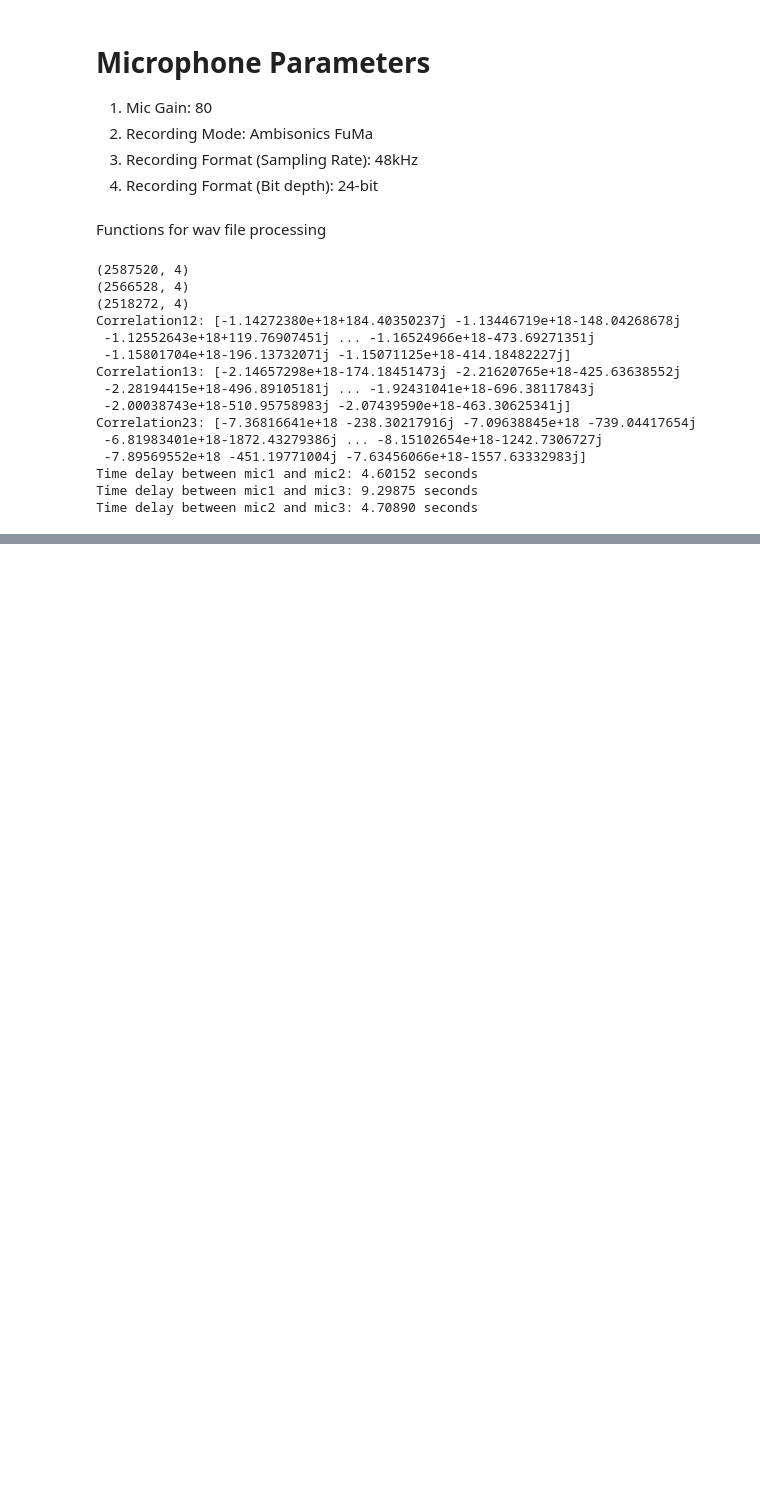
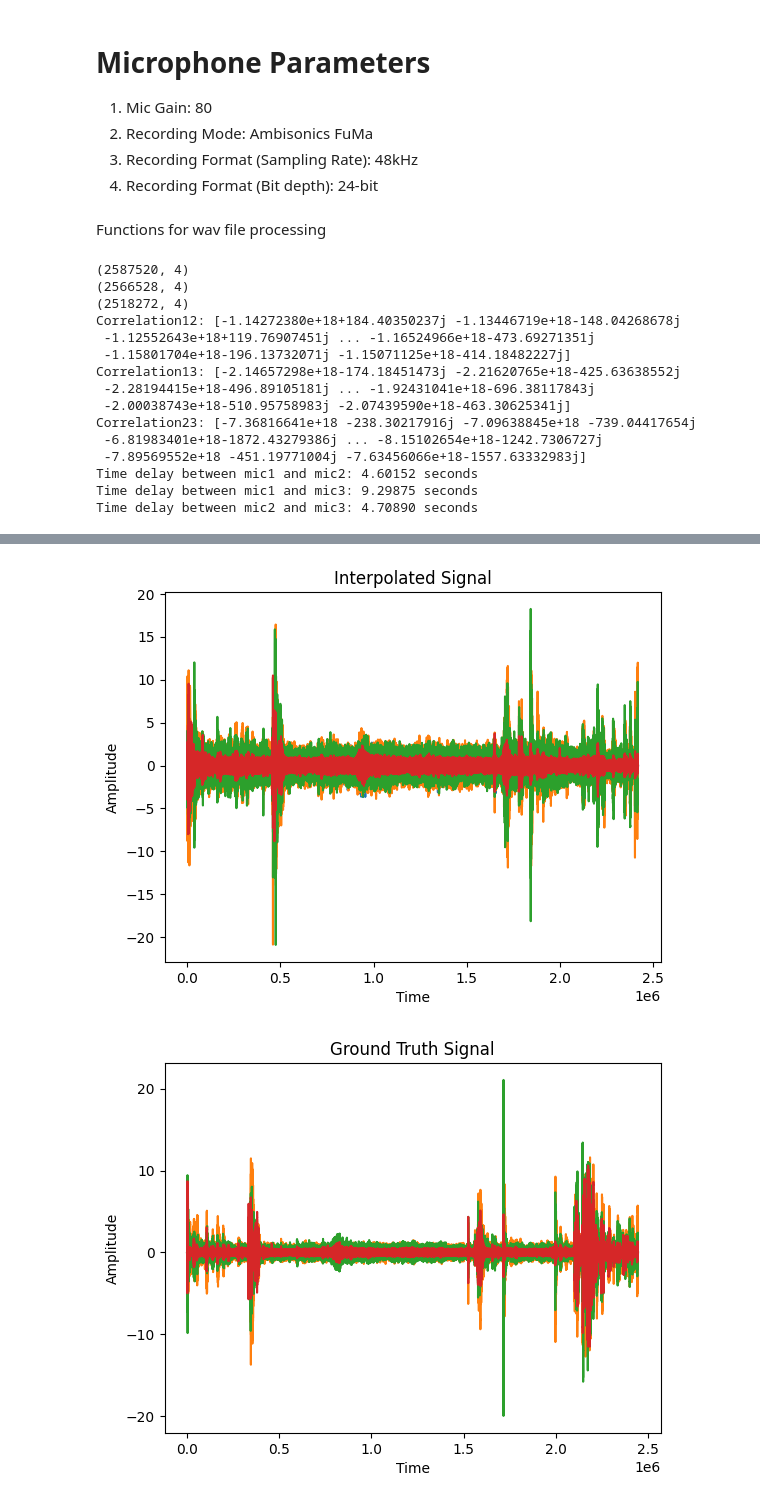
Before and after one commit to tjunjet/spatial_audio, a Jupyter notebook: codes/tj_weighted_dist.ipynb, the cells around one changed output, grey strips where cells are left out. Cells and saved outputs as stored; diff of their text form; code cells hidden in the pictures; blank space fills up the shorter version.

```diff
--- a/codes/tj_weighted_dist.ipynb
+++ b/codes/tj_weighted_dist.ipynb
@@ -321,0 +335,36 @@ x_p_values: (2587520,)
+# %%
+# Performing cross correlation
+from scipy.signal import correlate
+
+# First, we want to normalize it on the same amplitude scale
+x_p_normalized = (x_p - np.mean(x_p)) / np.std(x_p)
+gt_signal_normalized = (gt_signal - np.mean(gt_signal)) / np.std(gt_signal)
+
+# Plot the normalized graphs
+plt.plot(time_axis, x_p_normalized)
+plt.title('Interpolated Signal')
+plt.xlabel('Time')
+plt.ylabel('Amplitude')
+plt.show()
+
+plt.plot(gt_time, gt_signal_normalized)
+plt.title('Ground Truth Signal')
+plt.xlabel('Time')
+plt.ylabel('Amplitude')
+plt.show()
+
+# Calculate cross-correlation
+correlation_result = correlate(x_p_normalized, gt_signal_normalized, mode='full')
+
+# Calculate normalized cross-correlation coefficient
+norm_cross_corr_coeff = correlation_result / (len(x_p) * np.std(x_p) * np.std(gt_signal))
+
+# Plot the similarity graph
+plt.plot(norm_cross_corr_coeff)
+plt.title('Normalized Cross-correlation Coefficient')
+plt.xlabel('Lag')
+plt.ylabel('Similarity')
+plt.show()
+# %% [output]
+[figure, added]
+[figure, added]
```
Also changed, not shown: parts of 3 cells of this notebook, 3 other files.
